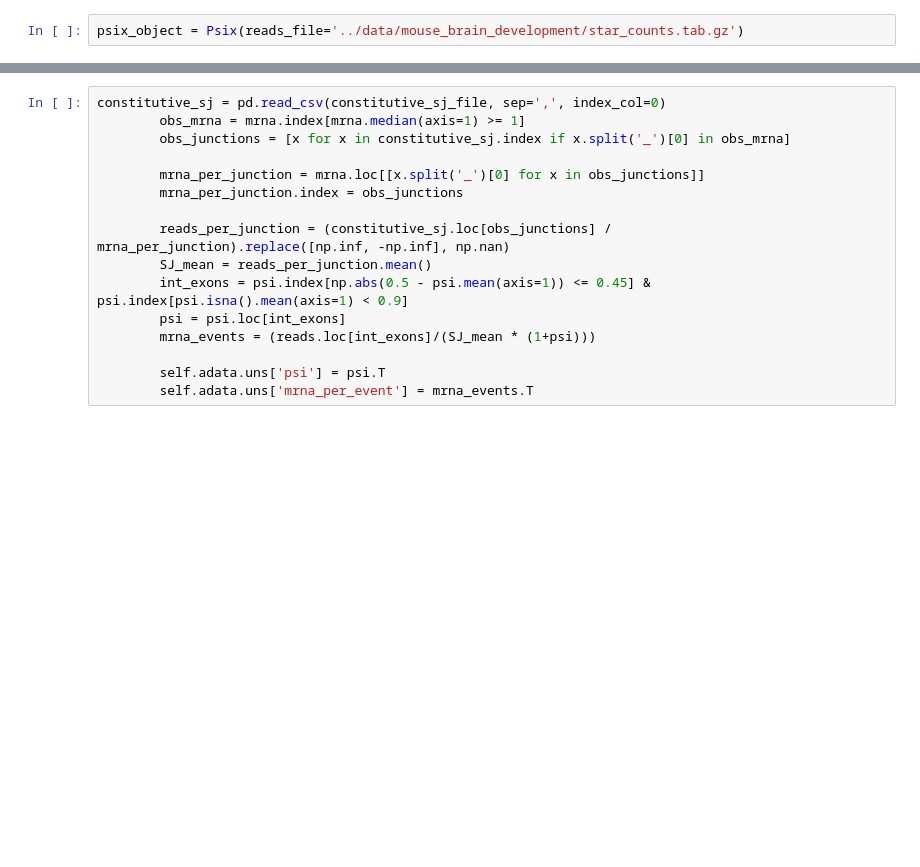
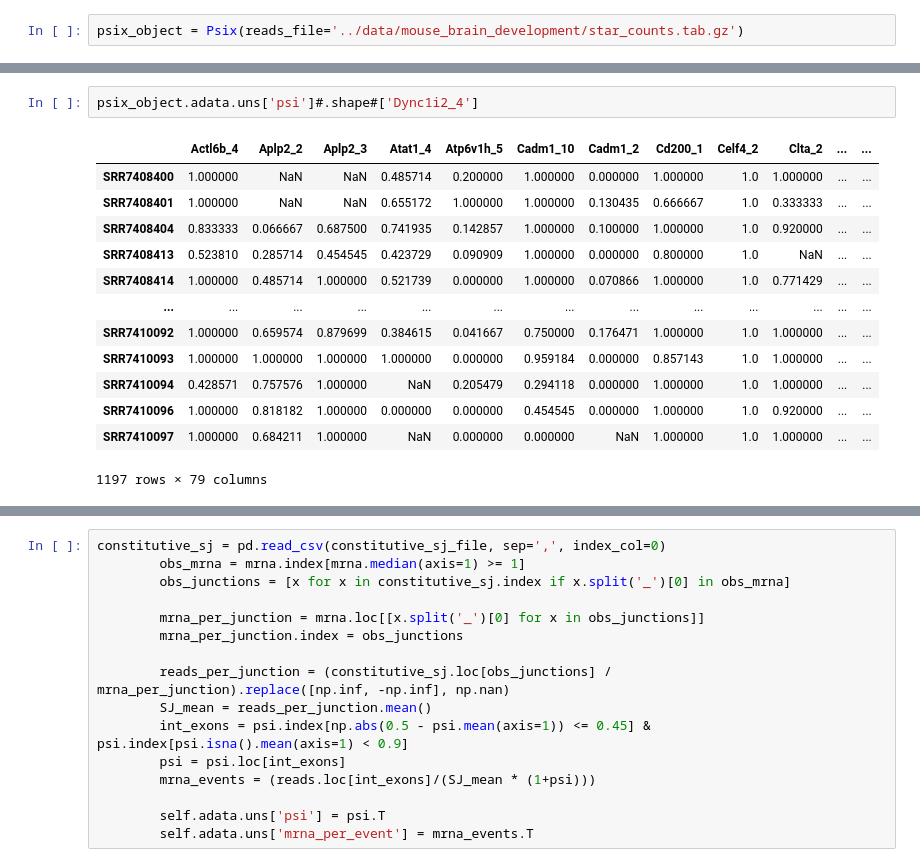
Before and after one commit to lareaulab/psix, a Jupyter notebook: psix/Untitled.ipynb, the cells around one changed output, grey strips where cells are left out. Drawn from its saved outputs; the diff is of its cells as text; blank space fills up the shorter version.

```diff
--- a/psix/Untitled.ipynb
+++ b/psix/Untitled.ipynb
@@ -115,0 +189,16 @@ Successfully preprocessed smart-seq data
+# %%
+psix_object.adata.uns['psi']#.shape#['Dync1i2_4']
+# %% [output]
+|  | Actl6b_4 | Aplp2_2 | Aplp2_3 | Atat1_4 | Atp6v1h_5 | Cadm1_10 | Cadm1_2 | Cd200_1 | Celf4_2 | Clta_2 | ... | ... |
+| SRR7408400 | 1.000000 | NaN | NaN | 0.485714 | 0.200000 | 1.000000 | 0.000000 | 1.000000 | 1.0 | 1.000000 | ... | ... |
+| SRR7408401 | 1.000000 | NaN | NaN | 0.655172 | 1.000000 | 1.000000 | 0.130435 | 0.666667 | 1.0 | 0.333333 | ... | ... |
+| SRR7408404 | 0.833333 | 0.066667 | 0.687500 | 0.741935 | 0.142857 | 1.000000 | 0.100000 | 1.000000 | 1.0 | 0.920000 | ... | ... |
+| SRR7408413 | 0.523810 | 0.285714 | 0.454545 | 0.423729 | 0.090909 | 1.000000 | 0.000000 | 0.800000 | 1.0 | NaN | ... | ... |
+| SRR7408414 | 1.000000 | 0.485714 | 1.000000 | 0.521739 | 0.000000 | 1.000000 | 0.070866 | 1.000000 | 1.0 | 0.771429 | ... | ... |
+| ... | ... | ... | ... | ... | ... | ... | ... | ... | ... | ... | ... | ... |
+| SRR7410092 | 1.000000 | 0.659574 | 0.879699 | 0.384615 | 0.041667 | 0.750000 | 0.176471 | 1.000000 | 1.0 | 1.000000 | ... | ... |
+| SRR7410093 | 1.000000 | 1.000000 | 1.000000 | 1.000000 | 0.000000 | 0.959184 | 0.000000 | 0.857143 | 1.0 | 1.000000 | ... | ... |
+| SRR7410094 | 0.428571 | 0.757576 | 1.000000 | NaN | 0.205479 | 0.294118 | 0.000000 | 1.000000 | 1.0 | 1.000000 | ... | ... |
+| SRR7410096 | 1.000000 | 0.818182 | 1.000000 | 0.000000 | 0.000000 | 0.454545 | 0.000000 | 1.000000 | 1.0 | 0.920000 | ... | ... |
+| SRR7410097 | 1.000000 | 0.684211 | 1.000000 | NaN | 0.000000 | 0.000000 | NaN | 1.000000 | 1.0 | 1.000000 | ... | ... |
+1197 rows × 79 columns
```
Also changed, not shown: parts of 25 cells of this notebook, 3 other files.
